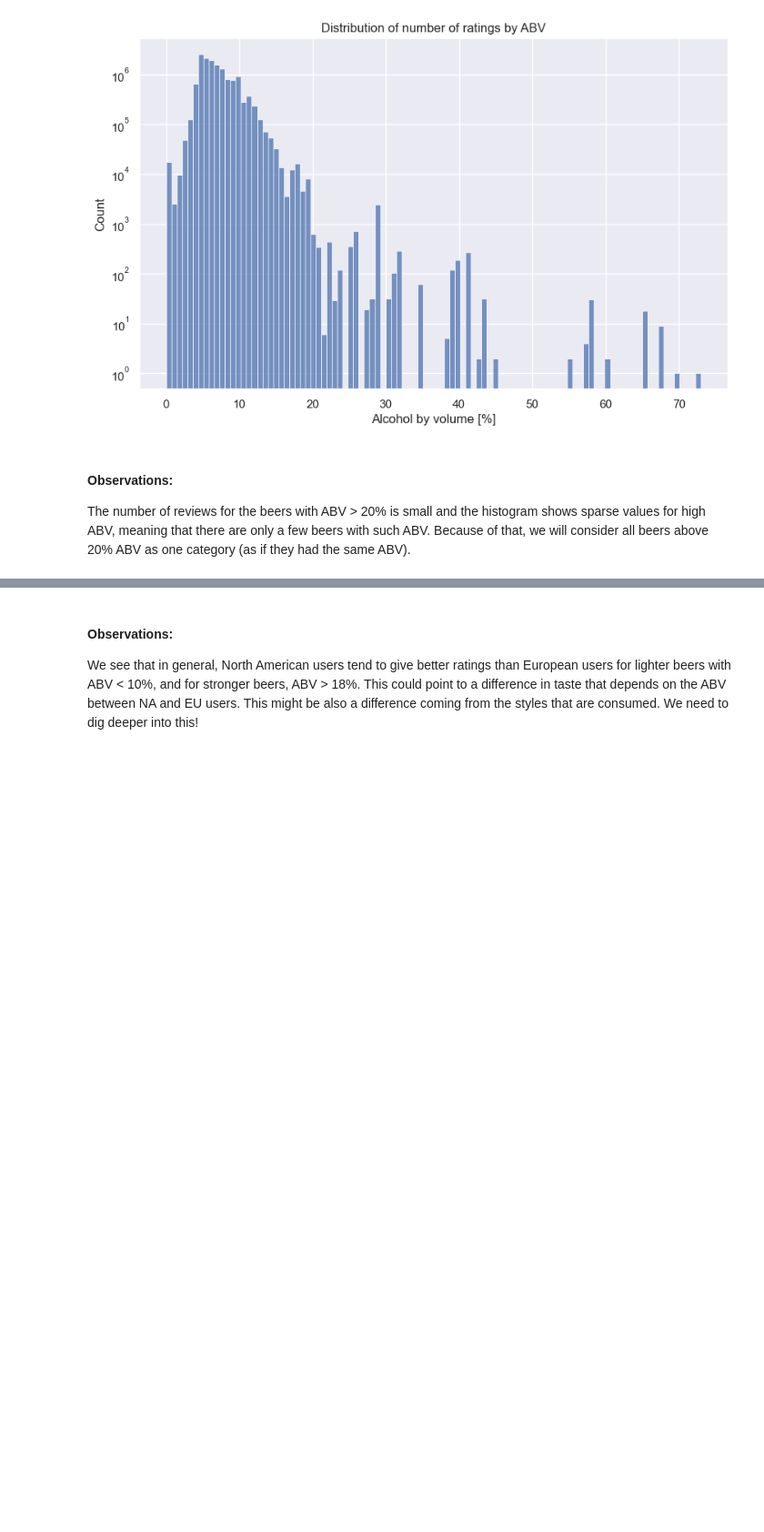
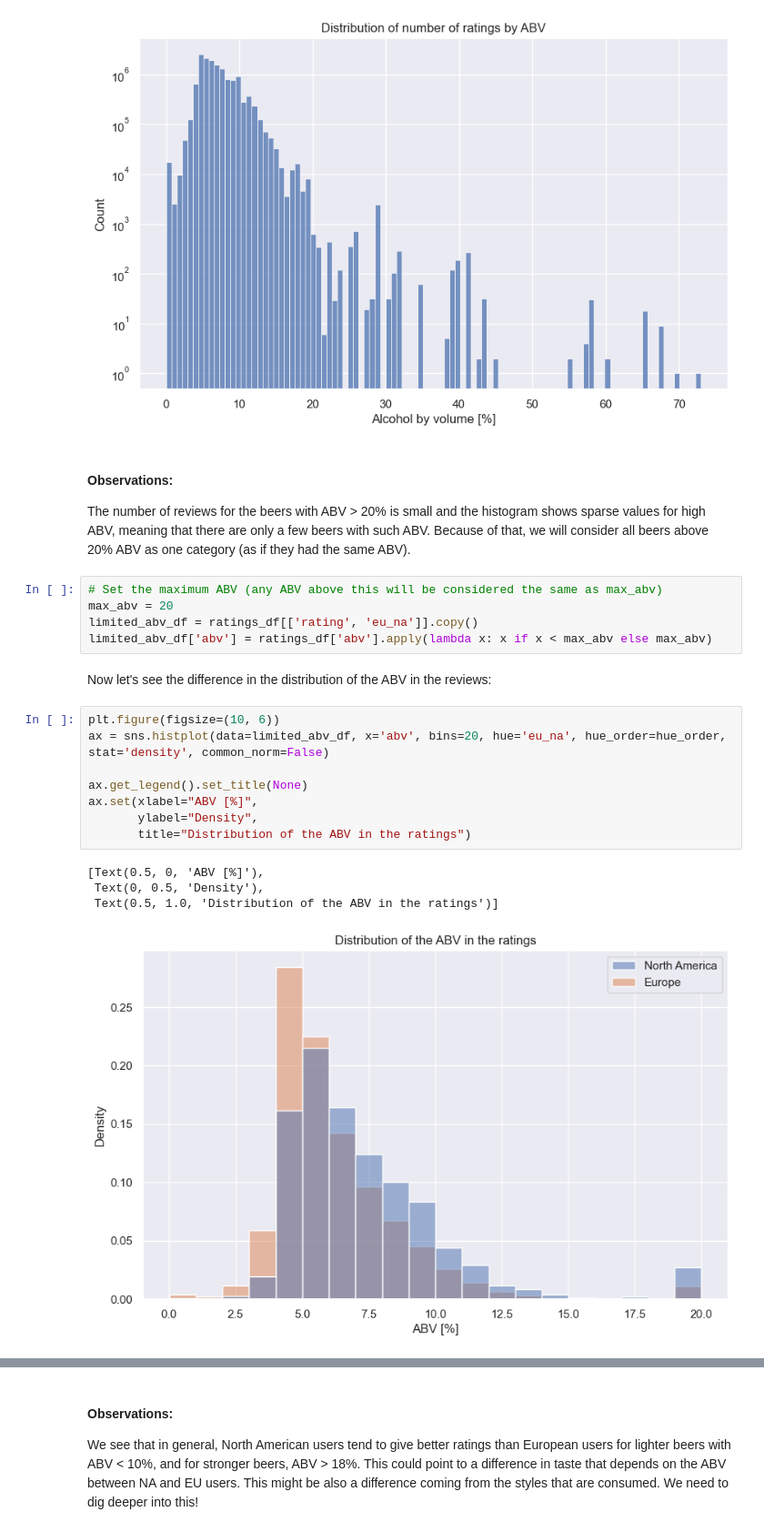
Before and after one commit to epfl-ada/ada-2023-project-welovepandas, a Jupyter notebook: p3_notebook.ipynb, the cells around one changed output, grey strips where cells are left out. Shown at 91% size. Cells and saved outputs as stored; diff of their text form; blank space fills up the shorter version.

```diff
--- a/p3_notebook.ipynb
+++ b/p3_notebook.ipynb
@@ -509,3 +509,23 @@ ax.set(yscale='log', title="Distribution of number of ratings by ABV", xlabel="A
 # %% [markdown]
 #### Observations:
 The number of reviews for the beers with ABV > 20% is small and the histogram shows sparse values for high ABV, meaning that there are only a few beers with such ABV. Because of that, we will consider all beers above 20% ABV as one category (as if they had the same ABV).
+# %%
+# Set the maximum ABV (any ABV above this will be considered the same as max_abv)
+max_abv = 20
+limited_abv_df = ratings_df[['rating', 'eu_na']].copy()
+limited_abv_df['abv'] = ratings_df['abv'].apply(lambda x: x if x < max_abv else max_abv)
+# %% [markdown]
+Now let's see the difference in the distribution of the ABV in the reviews:
+# %%
+plt.figure(figsize=(10, 6))
+ax = sns.histplot(data=limited_abv_df, x='abv', bins=20, hue='eu_na', hue_order=hue_order, stat='density', common_norm=False)
+
+ax.get_legend().set_title(None)
+ax.set(xlabel="ABV [%]",
+       ylabel="Density",
+       title="Distribution of the ABV in the ratings")
+# %% [output]
+[Text(0.5, 0, 'ABV [%]'),
+ Text(0, 0.5, 'Density'),
+ Text(0.5, 1.0, 'Distribution of the ABV in the ratings')]
+[figure, added]
```
Also changed, not shown: parts of 27 cells of this notebook.
